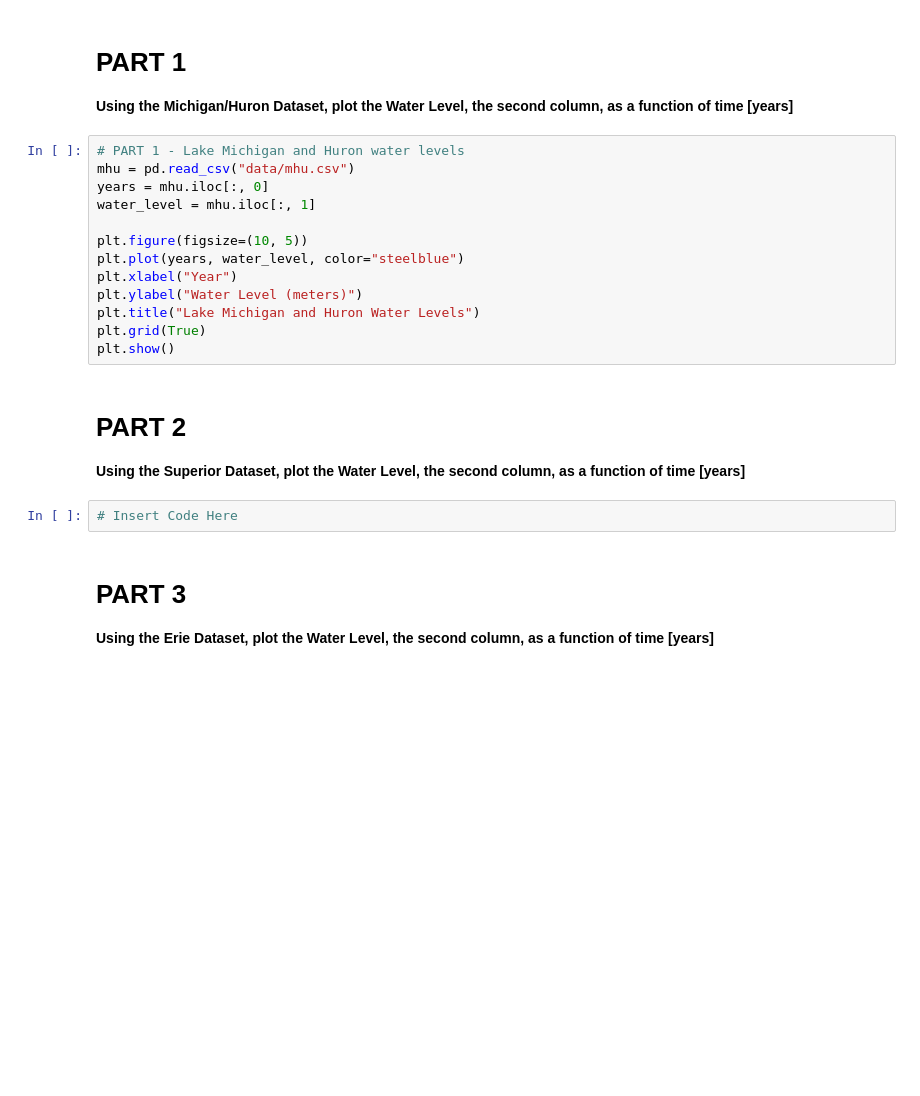
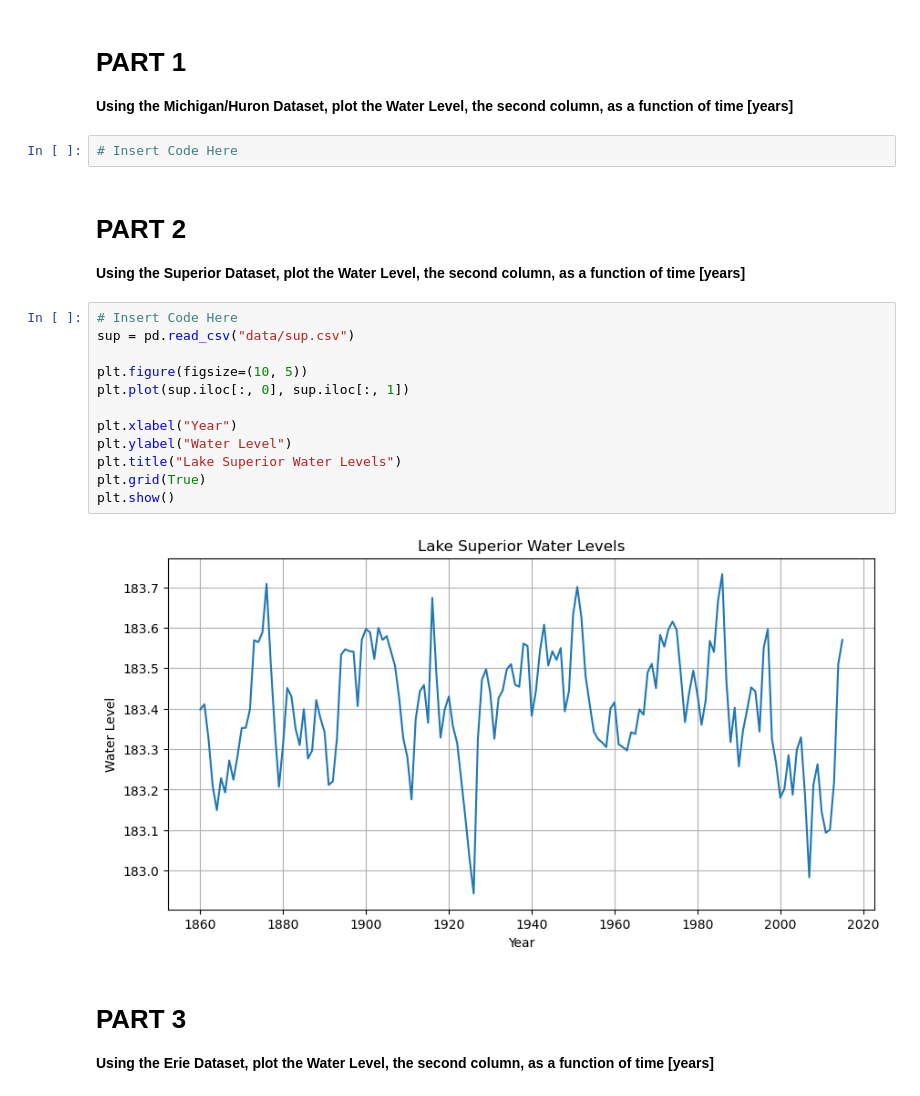
Before and after one commit to msu-cmse-courses/CMSE202_Git_Started, a Jupyter notebook: Great_Lakes_and_Grand_River.ipynb, the cells around one changed output. Cells and saved outputs as stored; diff of their text form; blank space fills up the shorter version.

Commit message:
Complete Part 2 Lake Superior

```diff
--- a/Great_Lakes_and_Grand_River.ipynb
+++ b/Great_Lakes_and_Grand_River.ipynb
@@ -28,25 +28,26 @@ This notebook **might look very familiar!** It is based off a CMSE 201 assignmen
 # PART 1
 
 **Using the Michigan/Huron Dataset, plot the Water Level, the second column, as a function of time [years]**
-# %%
-# PART 1 - Lake Michigan and Huron water levels
-mhu = pd.read_csv("data/mhu.csv")
-years = mhu.iloc[:, 0]
-water_level = mhu.iloc[:, 1]
-
-plt.figure(figsize=(10, 5))
-plt.plot(years, water_level, color="steelblue")
-plt.xlabel("Year")
-plt.ylabel("Water Level (meters)")
-plt.title("Lake Michigan and Huron Water Levels")
-plt.grid(True)
-plt.show()
+# %%
+# Insert Code Here
 # %% [markdown]
 # PART 2
 
 **Using the Superior Dataset, plot the Water Level, the second column, as a function of time [years]**
-# %%
-# Insert Code Here
+# %%
+# Insert Code Here
+sup = pd.read_csv("data/sup.csv")
+
+plt.figure(figsize=(10, 5))
+plt.plot(sup.iloc[:, 0], sup.iloc[:, 1])
+
+plt.xlabel("Year")
+plt.ylabel("Water Level")
+plt.title("Lake Superior Water Levels")
+plt.grid(True)
+plt.show()
+# %% [output]
+[figure, added]
 # %% [markdown]
 # PART 3
 
```
